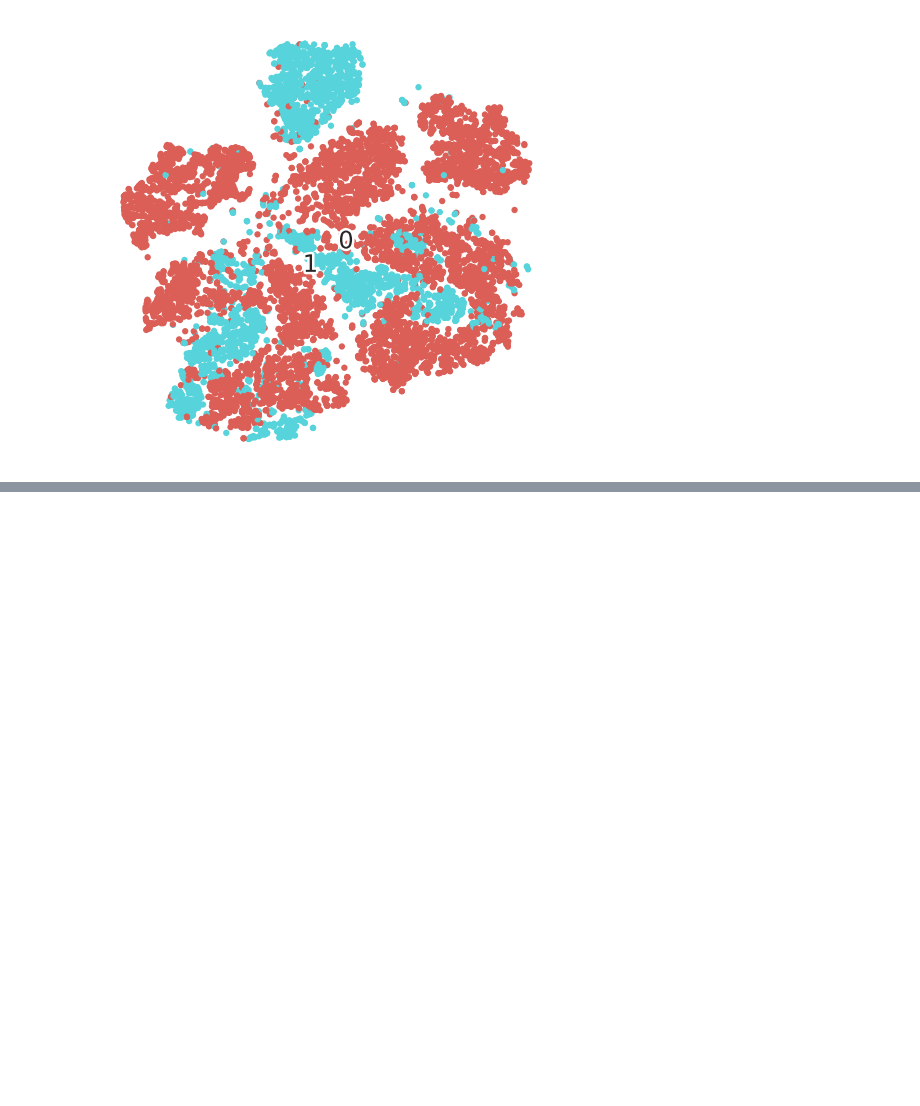
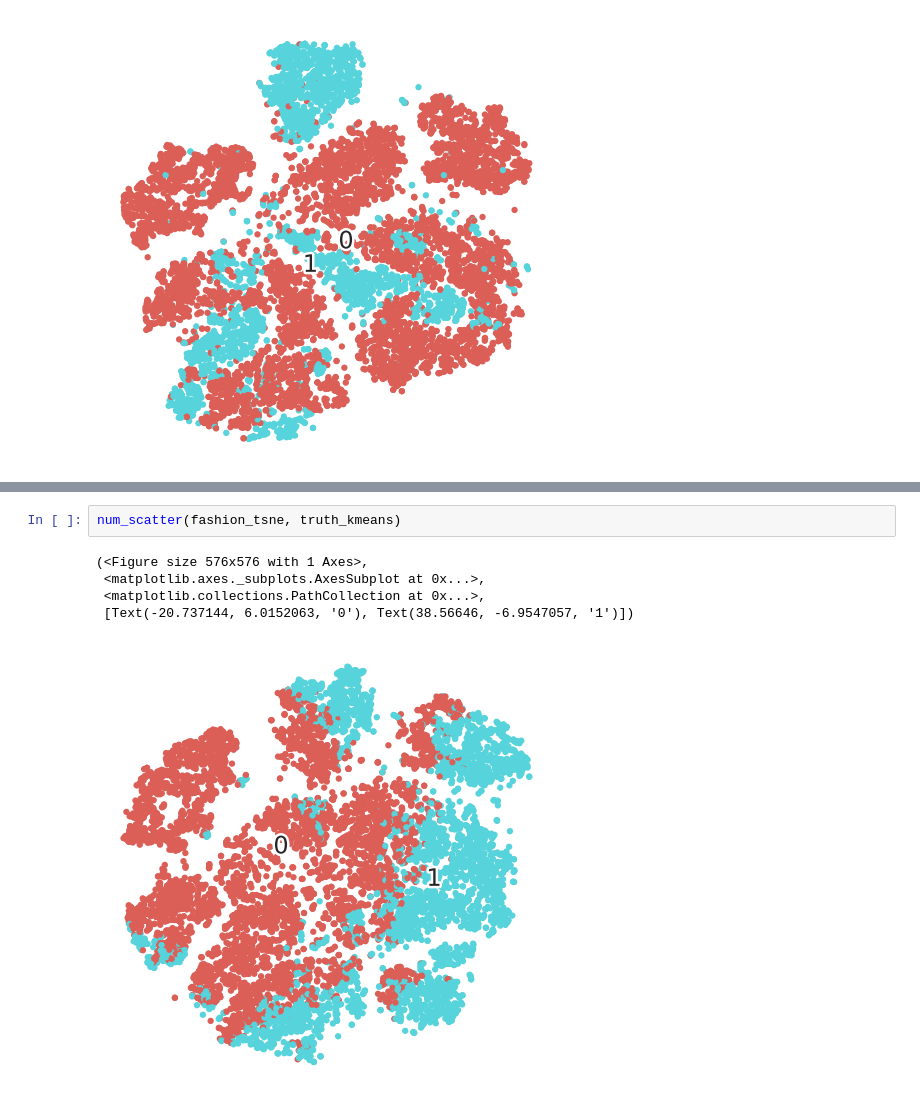
Before and after one commit to Debottam/MachinLearningEx, a Jupyter notebook: LSHashAnomaly.ipynb, the cells around one changed output, grey strips where cells are left out. Cells and saved outputs as stored; diff of their text form; blank space fills up the shorter version.

```diff
--- a/LSHashAnomaly.ipynb
+++ b/LSHashAnomaly.ipynb
@@ -235,0 +324,8 @@ num_scatter(fashion_tsne, truth)
+# %%
+num_scatter(fashion_tsne, truth_kmeans)
+# %% [output]
+(<Figure size 576x576 with 1 Axes>,
+ <matplotlib.axes._subplots.AxesSubplot at 0x...>,
+ <matplotlib.collections.PathCollection at 0x...>,
+ [Text(-20.737144, 6.0152063, '0'), Text(38.56646, -6.9547057, '1')])
+[figure, added]
```
Also changed, not shown: parts of 14 cells of this notebook.
